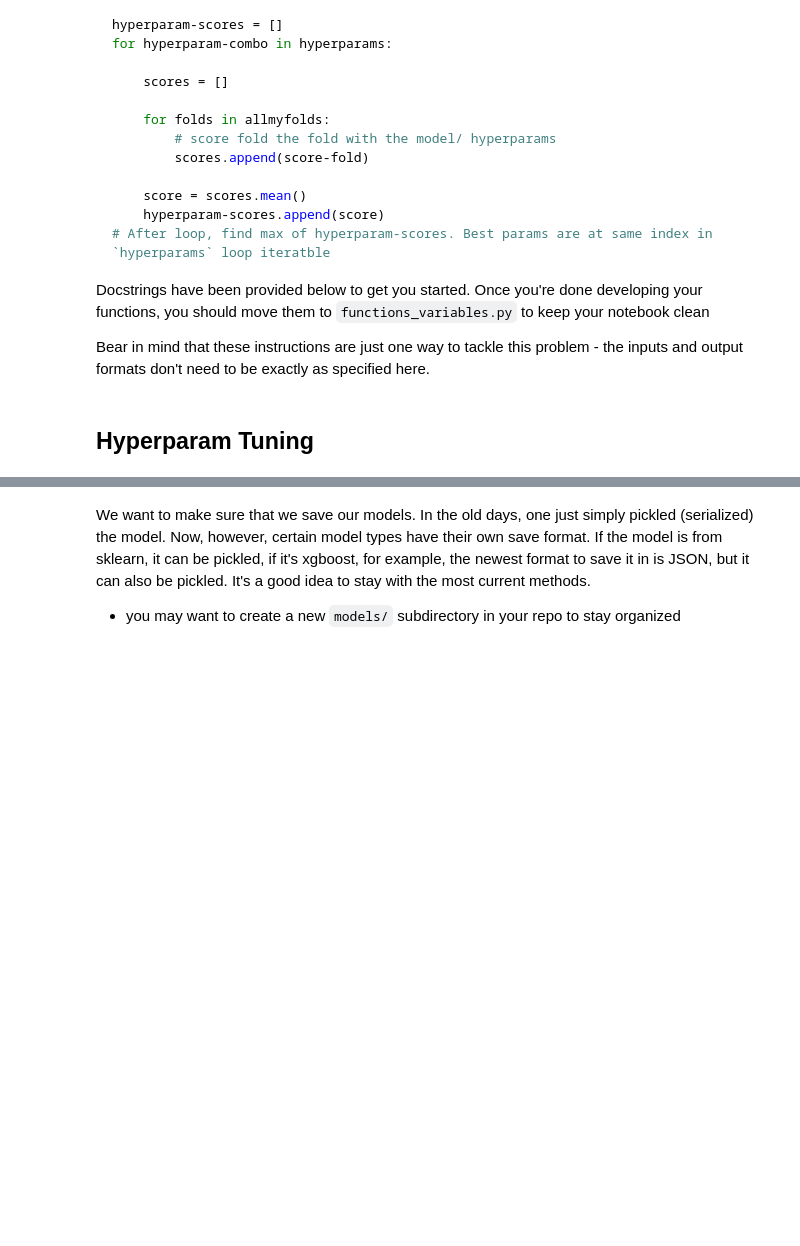
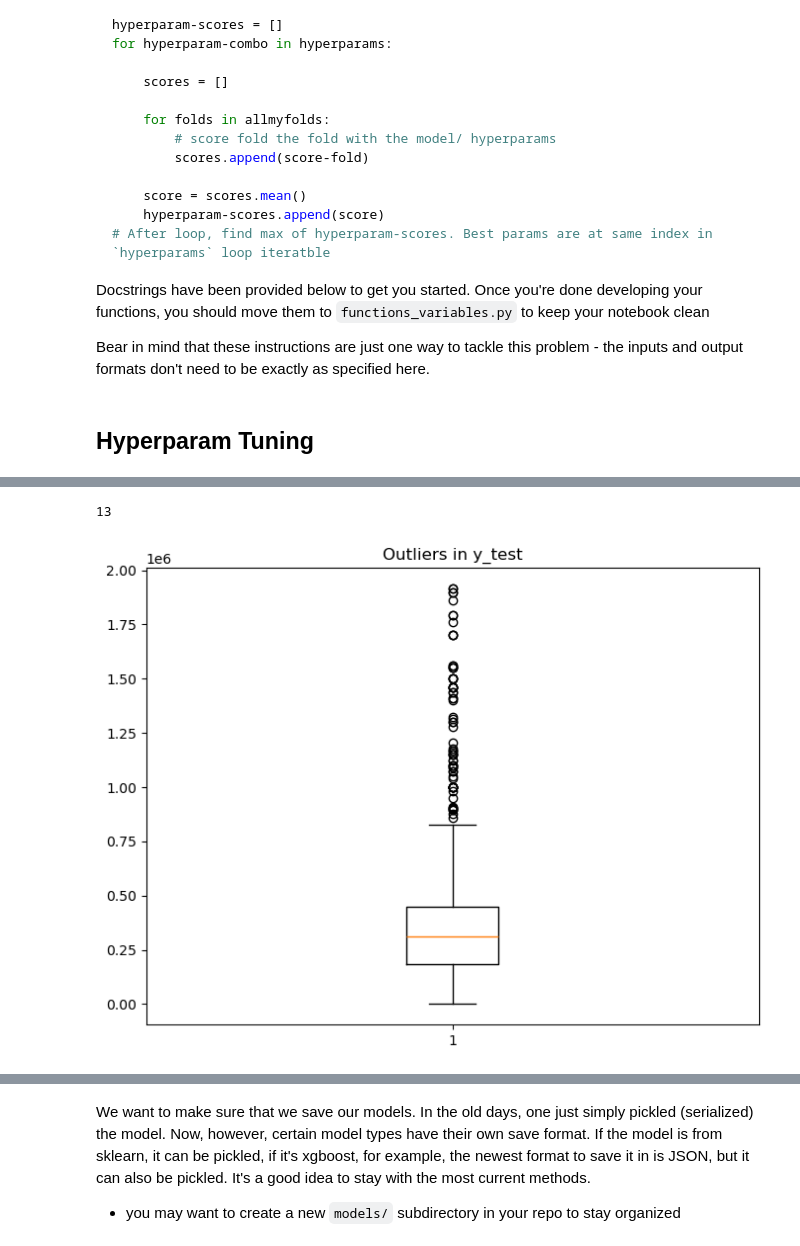
Before and after one commit to natane-a/DS-Midterm-Project, a Jupyter notebook: notebooks/3 - tuning_pipeline.ipynb, the cells around one changed output, grey strips where cells are left out. Saved outputs shown, nothing was run; the diff lists cells and outputs as text; code cells hidden in the pictures; blank space fills up the shorter version.

```diff
--- a/notebooks/3 - tuning_pipeline.ipynb
+++ b/notebooks/3 - tuning_pipeline.ipynb
@@ -233,0 +160,17 @@ Boolean features: Index(['lead_attributes.show_contact_an_agent'], dtype='object
+# %%
+
+# remove outliers
+index_outliers = y_test[y_test > 2000000].index
+print(len(index_outliers))
+x_test = x_test.drop(index_outliers)
+y_test = y_test.drop(index_outliers)
+# %% [output]
+13
+# %%
+#outlier of y_test
+plt.figure(figsize=(8, 6))
+plt.boxplot(y_test)
+plt.title('Outliers in y_test')
+plt.show()
+# %% [output]
+[figure, added]
```
Also changed, not shown: parts of 6 cells of this notebook, 5 other files.
